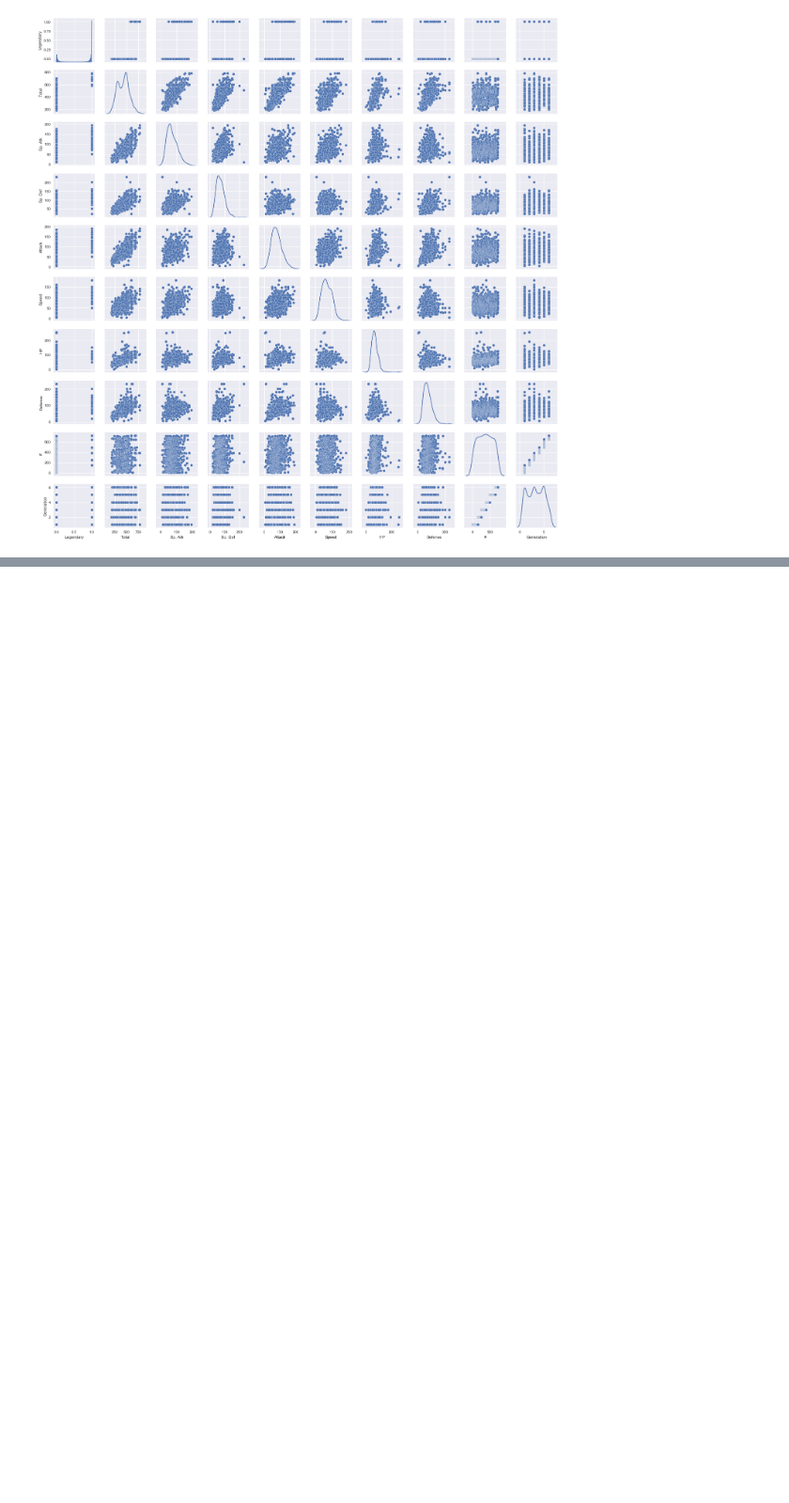
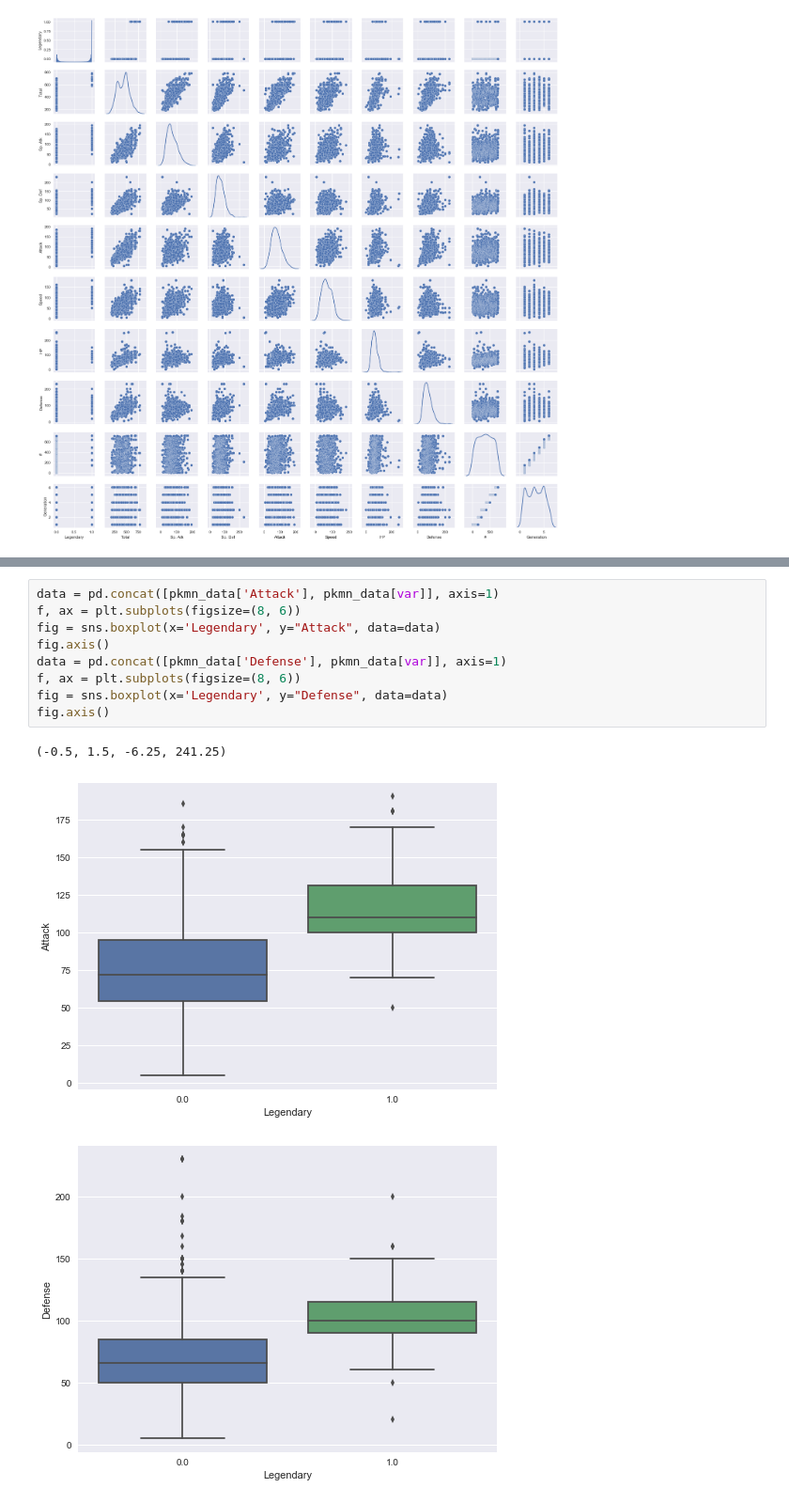
Before and after one commit to enriqueb721/100DaysOfMLCode, a Jupyter notebook: 2. Exploratory Data Analysis/EDA.ipynb, the cells around one changed output, grey strips where cells are left out. Shown at 94% size. Cells and saved outputs as stored; diff of their text form; blank space fills up the shorter version.

```diff
--- a/2. Exploratory Data Analysis/EDA.ipynb
+++ b/2. Exploratory Data Analysis/EDA.ipynb
@@ -142,0 +160,13 @@ plt.show()
+# %%
+data = pd.concat([pkmn_data['Attack'], pkmn_data[var]], axis=1)
+f, ax = plt.subplots(figsize=(8, 6))
+fig = sns.boxplot(x='Legendary', y="Attack", data=data)
+fig.axis()
+data = pd.concat([pkmn_data['Defense'], pkmn_data[var]], axis=1)
+f, ax = plt.subplots(figsize=(8, 6))
+fig = sns.boxplot(x='Legendary', y="Defense", data=data)
+fig.axis()
+# %% [output]
+(-0.5, 1.5, -6.25, 241.25)
+[figure, added]
+[figure, added]
```
Also changed, not shown: parts of 5 cells of this notebook, 4 other files.
